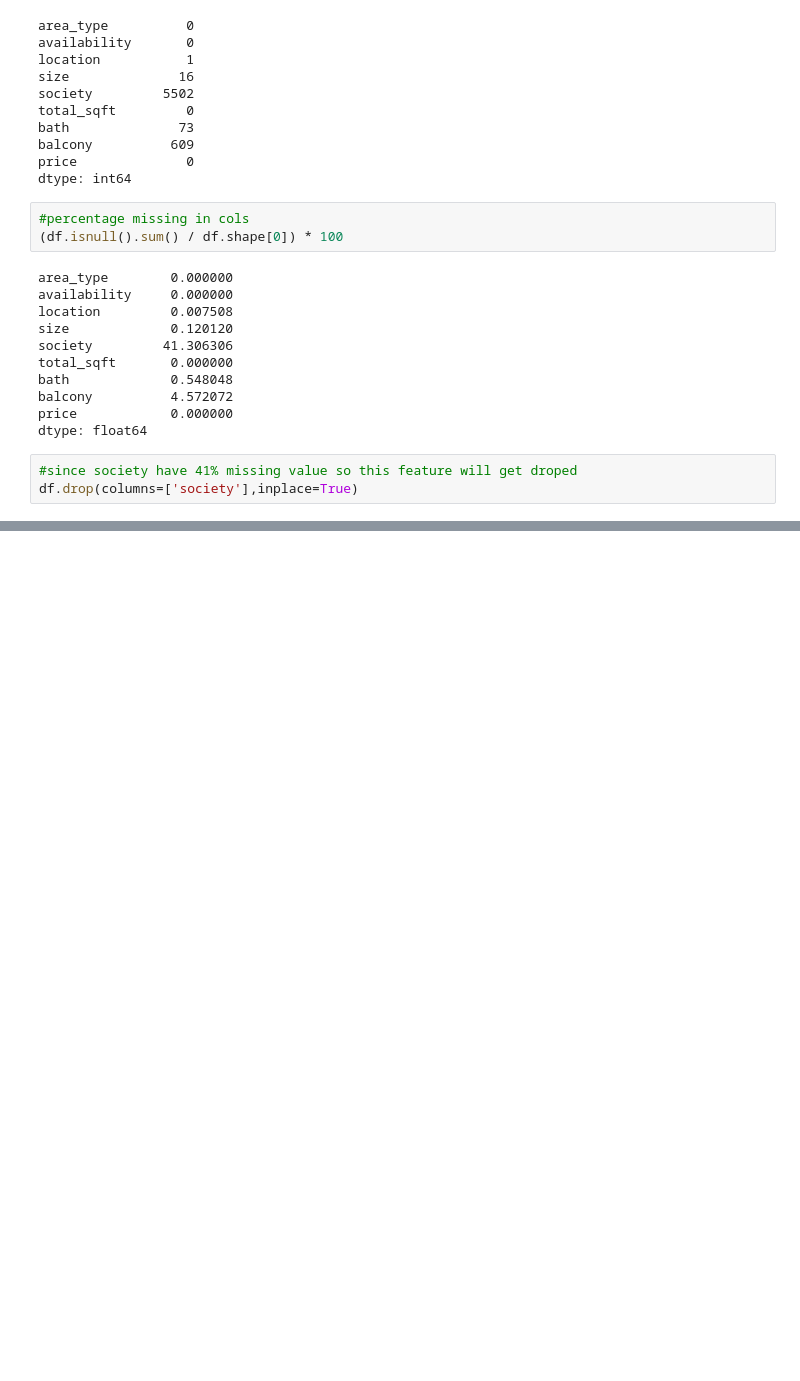
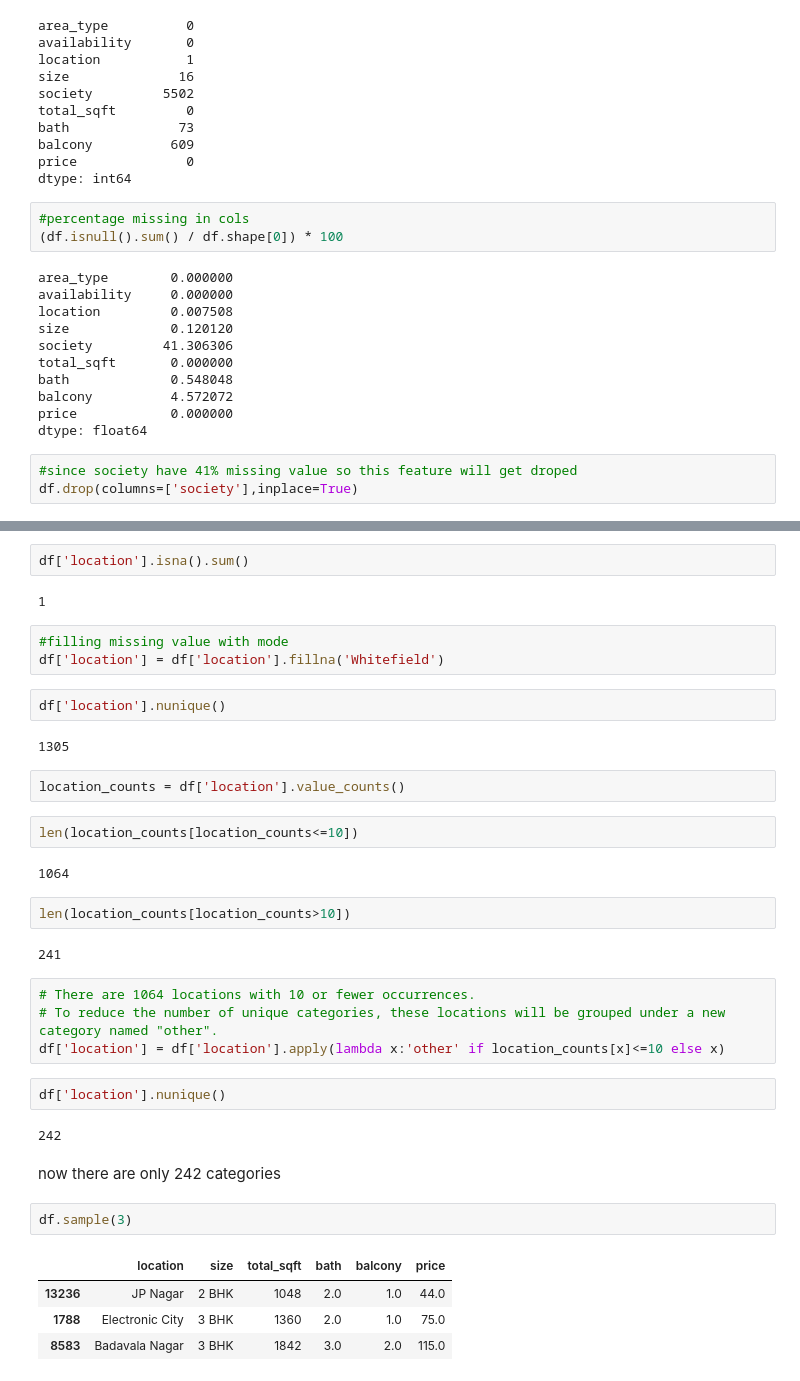
Before and after one commit to Nishant840/House-Price-Prediction, a Jupyter notebook: House_Price_Prediction.ipynb, the cells around one changed output, grey strips where cells are left out. Drawn from its saved outputs; the diff is of its cells as text; blank space fills up the shorter version.

```diff
--- a/House_Price_Prediction.ipynb
+++ b/House_Price_Prediction.ipynb
@@ -105,0 +162,38 @@ dtype: int64
+# %%
+df['location'].isna().sum()
+# %% [output]
+1
+# %%
+#filling missing value with mode
+df['location'] = df['location'].fillna('Whitefield')
+# %%
+df['location'].nunique()
+# %% [output]
+1305
+# %%
+location_counts = df['location'].value_counts()
+# %%
+len(location_counts[location_counts<=10])
+# %% [output]
+1064
+# %%
+len(location_counts[location_counts>10])
+# %% [output]
+241
+# %%
+# There are 1064 locations with 10 or fewer occurrences.
+# To reduce the number of unique categories, these locations will be grouped under a new category named "other".
+df['location'] = df['location'].apply(lambda x:'other' if location_counts[x]<=10 else x)
+# %%
+df['location'].nunique()
+# %% [output]
+242
+# %% [markdown]
+now there are only 242 categories
+# %%
+df.sample(3)
+# %% [output]
+|  | location | size | total_sqft | bath | balcony | price |
+| 13236 | JP Nagar | 2 BHK | 1048 | 2.0 | 1.0 | 44.0 |
+| 1788 | Electronic City | 3 BHK | 1360 | 2.0 | 1.0 | 75.0 |
+| 8583 | Badavala Nagar | 3 BHK | 1842 | 3.0 | 2.0 | 115.0 |
```
Also changed, not shown: parts of 11 cells of this notebook.
